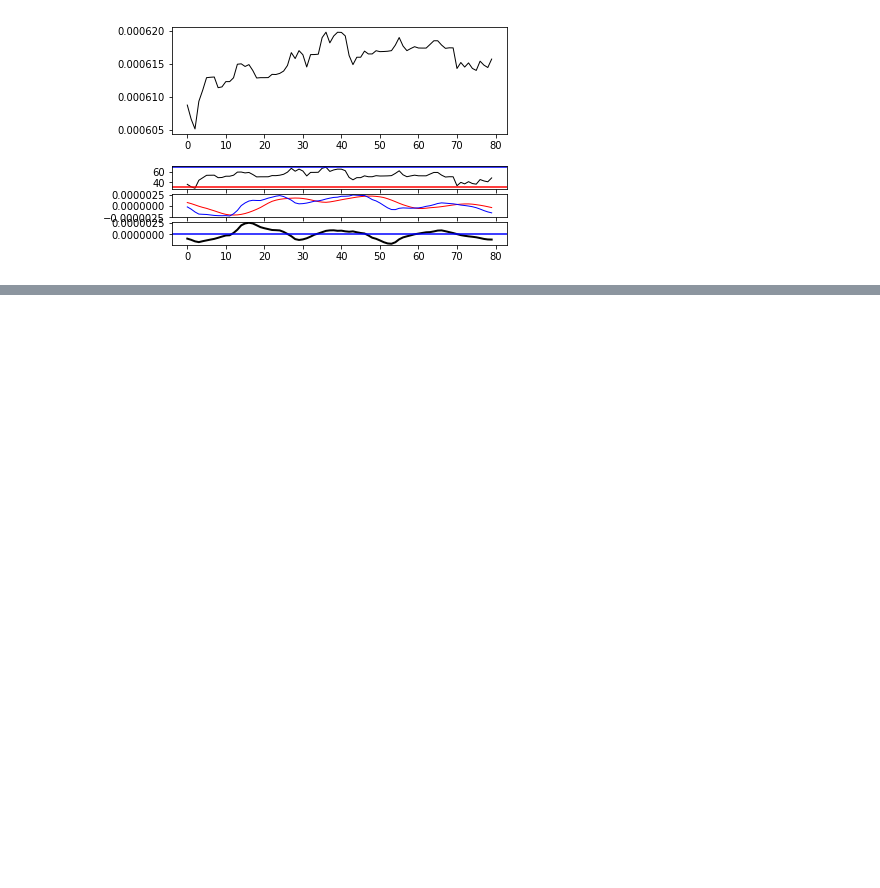
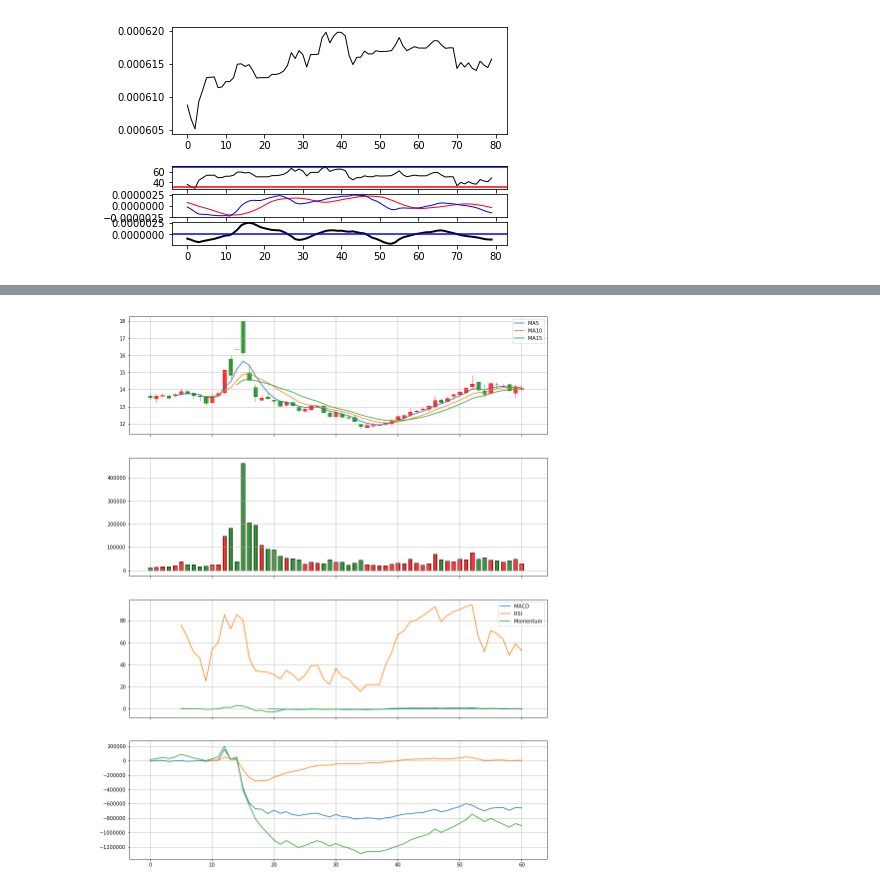
Before and after one commit to alanz2015/MyQuantitativeAlgoTest, a Jupyter notebook: StudyNote20191230.ipynb, the cells around one changed output, grey strips where cells are left out. Cells and saved outputs as stored; diff of their text form; code cells hidden in the pictures; blank space fills up the shorter version.

Commit message:
add more desc

```diff
--- a/StudyNote20191230.ipynb
+++ b/StudyNote20191230.ipynb
@@ -187,0 +162,65 @@ plt.show()
+# %%
+# Reference:
+# Technical analysis Indicators without Talib (code): https://www.quantopian.com/posts/technical-analysis-indicators-without-talib-code
+# 指標說明: https://www.ejfq.com/hkej_upload/guide/faq/jsp/faq_html5chart.jsp
+# TA-Lib common functions library - TALIB: http://qtstalker.sourceforge.net/talib.html
+#                                          https://mrjbq7.github.io/ta-lib/func_groups/volume_indicators.html
+# Trading Strategy: Technical Analysis with Python TA-Lib:
+#     https://medium.com/m/global-identity?redirectUrl=https%3A%2F%2Ftowardsdatascience.com%2Ftrading-strategy-technical-analysis-with-python-ta-lib-3ce9d6ce5614
+# Full technical desc for TA-LIB: https://mrjbq7.github.io/ta-lib/
+import tushare as ts
+import numpy as np
+import matplotlib.pyplot as plt
+import mpl_finance as mpf
+import talib
+import pandas
+
+%matplotlib inline
+
+# "設置起始日期"
+start_date ='2019-10-01'
+End_date   = '2019-12-31'
+# "導入數據"
+df_300427 = ts.get_hist_data('300427', start=start_date, end=End_date, ktype='D')
+df_300427=df_300427.sort_index() # Index on date in ascend order
+# print(df_300427) Verify the read out data index
+
+# "計算均線"
+sma_5  = talib.MA(np.array(df_300427['close']), timeperiod = 5, matype = 2)
+sma_10 = talib.MA(np.array(df_300427['close']), timeperiod = 10, matype = 2)
+sma_15 = talib.MA(np.array(df_300427['close']), timeperiod = 15, matype = 2)
+
+macd, macdSignal, macdHist = talib.MACD(np.array(df_300427['close']),
+                            fastperiod=6, slowperiod=12, signalperiod=9)
+rsi = talib.RSI(np.array(df_300427['close']), timeperiod = 5)     #RSI的天数一般是6、12、24
+mom = talib.MOM(np.array(df_300427['close']), timeperiod=5)
+ad  = talib.AD(df_300427['high'], df_300427['low'], df_300427['close'], df_300427['volume']).values
+adosc = talib.ADOSC(df_300427['high'], df_300427['low'], df_300427['close'], df_300427['volume'], fastperiod=3, slowperiod=10).values
+obv = talib.OBV(df_300427['close'], df_300427['volume']).values
+# print(ad.__class__) Check type of the return obj for plot processing
+
+fig,(ax1, ax2, ax3, ax4) = plt.subplots(4,1,figsize=(15,20), sharex = True)
+mpf.candlestick2_ochl(ax1, df_300427['open'], df_300427['close'], df_300427['high'],df_300427['low'], width=0.6, colorup='r', colordown='g', alpha=0.75)
+mpf.volume_overlay(ax2, df_300427['open'], df_300427['close'], df_300427['volume'], colorup='r', colordown='g', width=0.6, alpha=0.8)
+ax1.plot(sma_5,  label='MA5')
+ax1.plot(sma_10, label='MA10')
+ax1.plot(sma_15, label='MA15')
+ax1.legend()
+ax1.grid()
+ax2.grid()
+ax3.plot(macd, label = 'MACD')
+# ax3.plot(macdSignal, label = 'MACD Signal')
+# ax3.plot(macdHist, label = 'MACD History')
+ax3.plot(rsi, label = 'RSI')
+ax3.plot(mom, label = 'Momentum')
+ax3.legend()
+ax3.grid()
+
+ax4.legend()
+ax4.grid()
+ax4.plot(ad, label = 'Accumulation Distribution')
+ax4.plot(adosc, label = 'Chaikin A/D Oscillator')
+ax4.plot(obv, label = 'On Balance Volume')
+plt.show()
+# %% [output]
+[figure, added]
```
Also changed, not shown: parts of 1 cell of this notebook, 2 other files.
